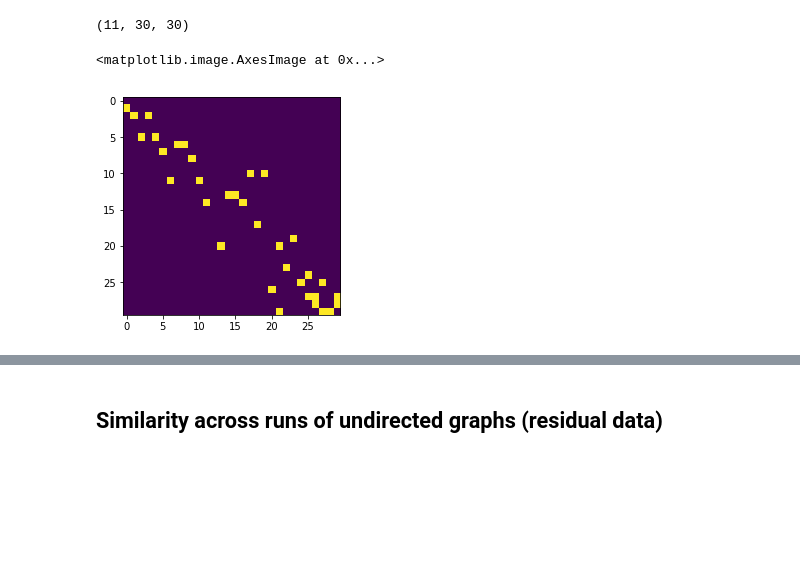
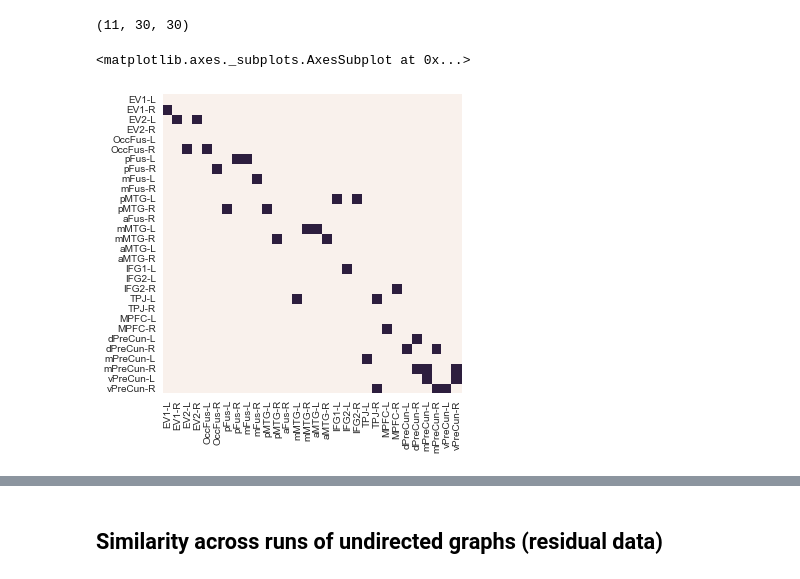
Before and after one commit to oliver-contier/famface-temporal-dynamics, a Jupyter notebook: notebooks/pycausal_analysis.ipynb, the cells around one changed output, grey strips where cells are left out. Cells and saved outputs as stored; diff of their text form; code cells hidden in the pictures; blank space fills up the shorter version.

Commit message:
added clustered solution for every heatmap. also changed from matplotlib to seaborn

```diff
--- a/notebooks/pycausal_analysis.ipynb
+++ b/notebooks/pycausal_analysis.ipynb
@@ -19,6 +20,8 @@ import itertools
 import copy
 # %%
 %matplotlib inline
+# %%
+sb.set_context('notebook')
 # %%
 def getdfs(csvdir):
     """give us list of data frames for csv files in directory"""
@@ -40,7 +43,7 @@ images_raw = s.imagesSemBic(dfs, verbose = True)
 pc.stop_vm() # stop
 # %%
 # show nodes
-# images.getNodes()
+nodes = [str(node) for node in images_raw.getNodes()]
 # %%
 # show edges
 # images.getEdges()
@@ -430,10 +444,12 @@ np.shape(mixed_ams)
 (11, 30, 30)
 # %%
 # inspect one random am
-plt.imshow(mixed_ams[1])
+sb.heatmap(mixed_ams[1],
+           cbar=False, square=True,
+           xticklabels=nodes, yticklabels=nodes)
 # %% [output]
-<matplotlib.image.AxesImage at 0x...>
+<matplotlib.axes._subplots.AxesSubplot at 0x...>
-[figure, old version]
+[figure, new version]
 # %%
 #with open('mixed_ams.pickle', 'wb') as handle:
 #    pickle.dump(mixed_ams, handle, protocol=pickle.HIGHEST_PROTOCOL)
```
Also changed, not shown: parts of 22 cells of this notebook.
